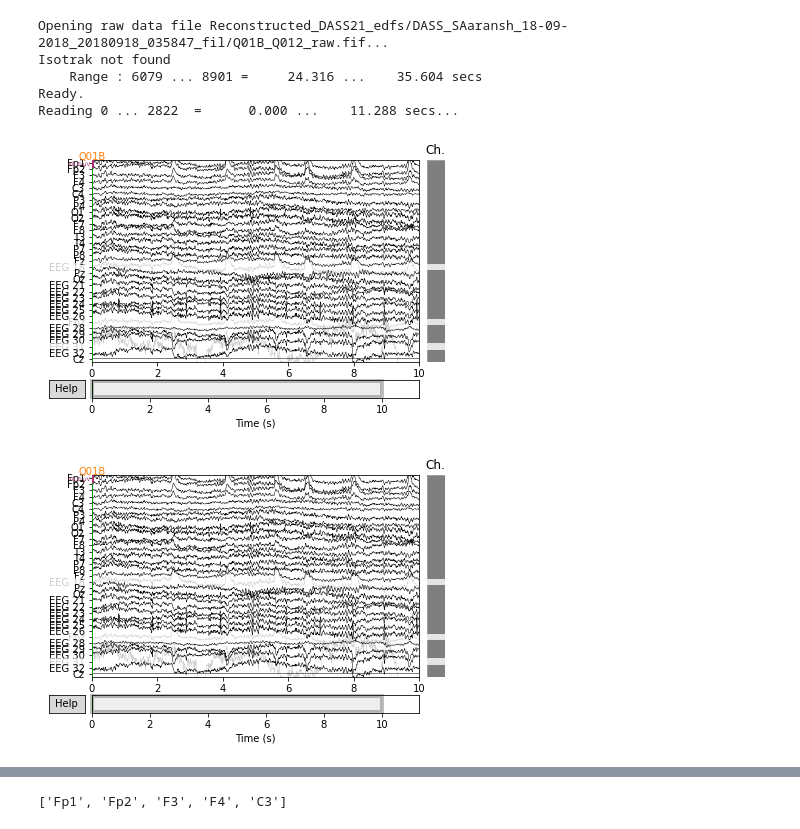
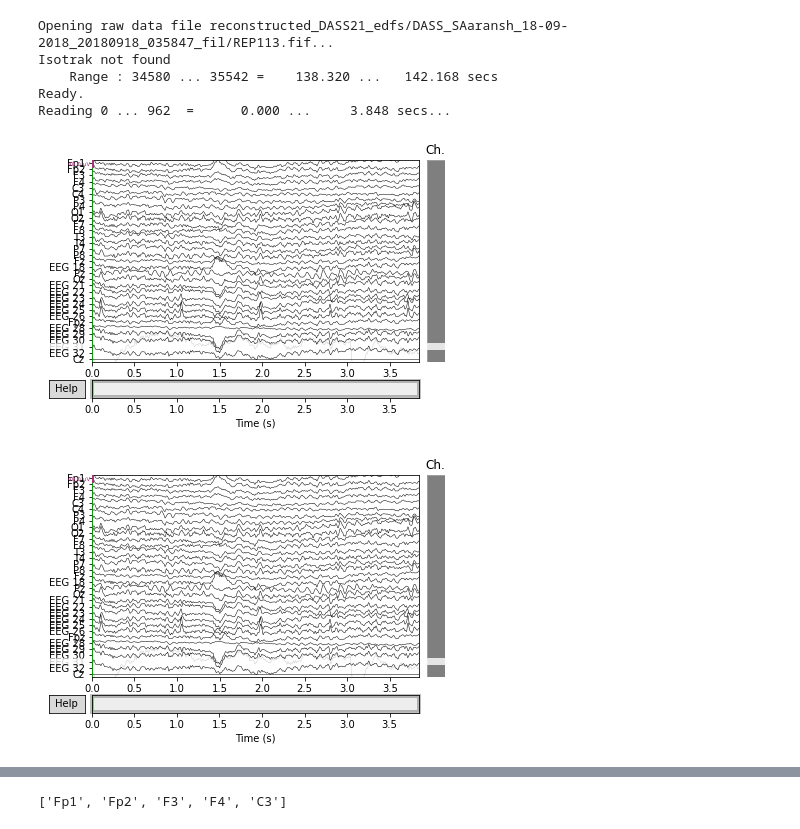
Before and after one commit to PranavMahajan25/DASS21, a Jupyter notebook: DASS21_ERP_stuff.ipynb, the cells around one changed output, grey strips where cells are left out. Drawn from its saved outputs; the diff is of its cells as text; code cells hidden in the pictures.

```diff
--- a/DASS21_ERP_stuff.ipynb
+++ b/DASS21_ERP_stuff.ipynb
@@ -5,19 +5,19 @@ import numpy as np
 import scipy.io as sio
 import mne
 # %%
-rawQ1 = mne.io.read_raw_fif('Reconstructed_DASS21_edfs/DASS_SAaransh_18-09-2018_20180918_035847_fil/Q01B_Q012_raw.fif', preload=True)
-rawQ1.rename_channels(mapping={'EEG 1': 'Fp1', 'EEG 2': 'Fp2', 'EEG 3': 'F3', 'EEG 4': 'F4', 'EEG 5': 'C3', \
+rawR1 = mne.io.read_raw_fif('reconstructed_DASS21_edfs/DASS_SAaransh_18-09-2018_20180918_035847_fil/REP113.fif', preload=True)
+rawR1.rename_channels(mapping={'EEG 1': 'Fp1', 'EEG 2': 'Fp2', 'EEG 3': 'F3', 'EEG 4': 'F4', 'EEG 5': 'C3', \
                                'EEG 6': 'C4', 'EEG 7': 'P3', 'EEG 8': 'P4', 'EEG 9': 'O1', 'EEG 10': 'O2', \
                                'EEG 11': 'F7', 'EEG 12': 'F8', 'EEG 13': 'T3', 'EEG 14': 'T4', 'EEG 15': 'P7', \
                                'EEG 16': 'P8', 'EEG 17': 'Fz', 'EEG 19': 'Pz', 'EEG 20': 'Oz', 'EEG 27': 'Fpz', \
                                'EEG VREF': 'Cz'})
-rawQ1.plot(n_channels=33)
+rawR1.plot(n_channels=33)
 # %% [output]
-Opening raw data file Reconstructed_DASS21_edfs/DASS_SAaransh_18-09-2018_20180918_035847_fil/Q01B_Q012_raw.fif...
+Opening raw data file reconstructed_DASS21_edfs/DASS_SAaransh_18-09-2018_20180918_035847_fil/REP113.fif...
 Isotrak not found
-    Range : 6079 ... 8901 =     24.316 ...    35.604 secs
+    Range : 34580 ... 35542 =    138.320 ...   142.168 secs
 Ready.
-Reading 0 ... 2822  =      0.000 ...    11.288 secs...
+Reading 0 ... 962  =      0.000 ...     3.848 secs...
-[figure, old version]
+[figure, new version]
-[figure, old version]
+[figure, new version]
 # %%
```
Also changed, not shown: parts of 14 cells of this notebook.
